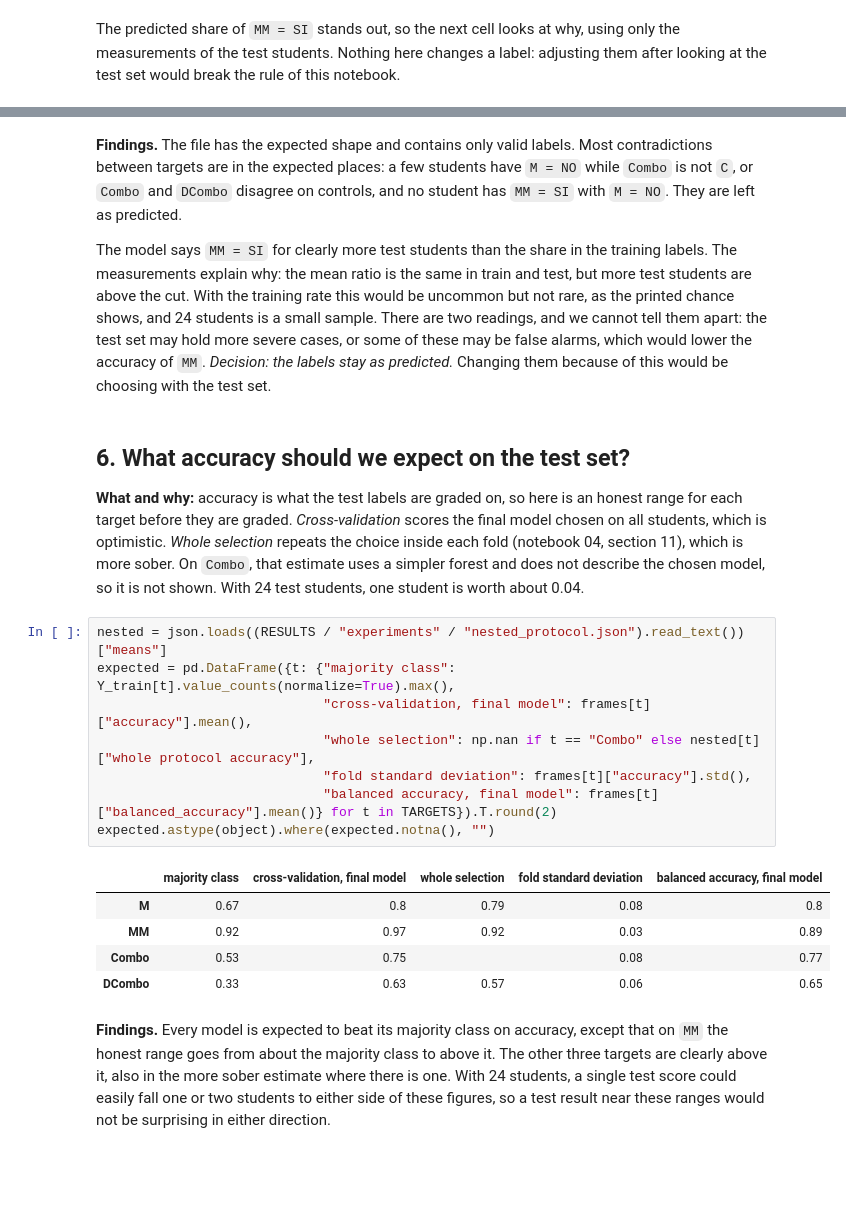
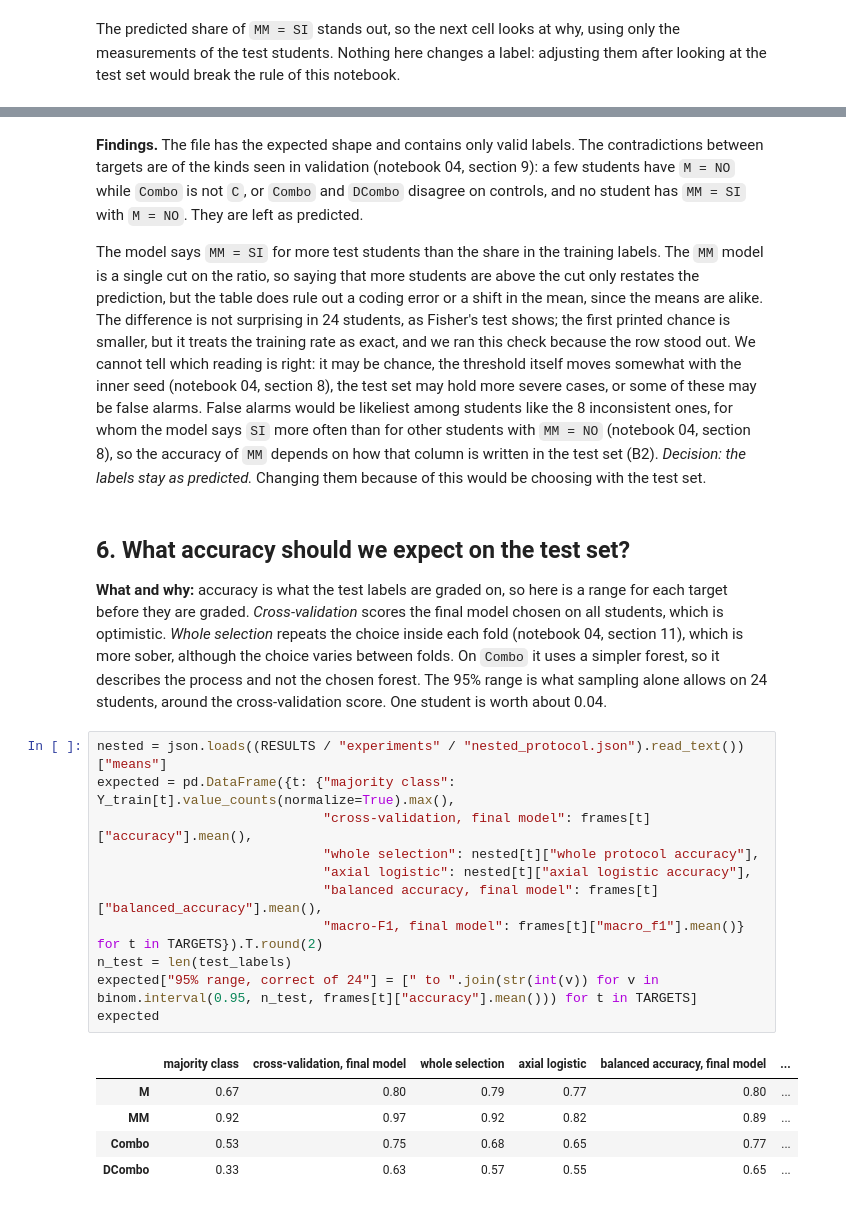
Before and after one commit to tomas20oriol-jpg/miopia-ml-project, a Jupyter notebook: notebooks/05_final_models.ipynb, the cells around one changed output, grey strips where cells are left out. Drawn from its saved outputs; the diff is of its cells as text; blank space fills up the shorter version.

```diff
--- a/notebooks/05_final_models.ipynb
+++ b/notebooks/05_final_models.ipynb
@@ -250,24 +273,25 @@ Chance of 5 or more of 24 above the cut, if the training rate of 0.09 holds: 0.0
 # %% [markdown]
-**Findings.** The file has the expected shape and contains only valid labels. Most contradictions between targets are in the expected places: a few students have `M = NO` while `Combo` is not `C`, or `Combo` and `DCombo` disagree on controls, and no student has `MM = SI` with `M = NO`. They are left as predicted.
+**Findings.** The file has the expected shape and contains only valid labels. The contradictions between targets are of the kinds seen in validation (notebook 04, section 9): a few students have `M = NO` while `Combo` is not `C`, or `Combo` and `DCombo` disagree on controls, and no student has `MM = SI` with `M = NO`. They are left as predicted.
 
-The model says `MM = SI` for clearly more test students than the share in the training labels. The measurements explain why: the mean ratio is the same in train and test, but more test students are above the cut. With the training rate this would be uncommon but not rare, as the printed chance shows, and 24 students is a small sample. There are two readings, and we cannot tell them apart: the test set may hold more severe cases, or some of these may be false alarms, which would lower the accuracy of `MM`. *Decision: the labels stay as predicted.* Changing them because of this would be choosing with the test set.
+The model says `MM = SI` for more test students than the share in the training labels. The `MM` model is a single cut on the ratio, so saying that more students are above the cut only restates the prediction, but the table does rule out a coding error or a shift in the mean, since the means are alike. The difference is not surprising in 24 students, as Fisher's test shows; the first printed chance is smaller, but it treats the training rate as exact, and we ran this check because the row stood out. We cannot tell which reading is right: it may be chance, the threshold itself moves somewhat with the inner seed (notebook 04, section 8), the test set may hold more severe cases, or some of these may be false alarms. False alarms would be likeliest among students like the 8 inconsistent ones, for whom the model says `SI` more often than for other students with `MM = NO` (notebook 04, section 8), so the accuracy of `MM` depends on how that column is written in the test set (B2). *Decision: the labels stay as predicted.* Changing them because of this would be choosing with the test set.
 # %% [markdown]
 ## 6. What accuracy should we expect on the test set?
 
-**What and why:** accuracy is what the test labels are graded on, so here is an honest range for each target before they are graded. *Cross-validation* scores the final model chosen on all students, which is optimistic. *Whole selection* repeats the choice inside each fold (notebook 04, section 11), which is more sober. On `Combo`, that estimate uses a simpler forest and does not describe the chosen model, so it is not shown. With 24 test students, one student is worth about 0.04.
+**What and why:** accuracy is what the test labels are graded on, so here is a range for each target before they are graded. *Cross-validation* scores the final model chosen on all students, which is optimistic. *Whole selection* repeats the choice inside each fold (notebook 04, section 11), which is more sober, although the choice varies between folds. On `Combo` it uses a simpler forest, so it describes the process and not the chosen forest. The 95% range is what sampling alone allows on 24 students, around the cross-validation score. One student is worth about 0.04.
 # %%
 nested = json.loads((RESULTS / "experiments" / "nested_protocol.json").read_text())["means"]
 expected = pd.DataFrame({t: {"majority class": Y_train[t].value_counts(normalize=True).max(),
                              "cross-validation, final model": frames[t]["accuracy"].mean(),
-                             "whole selection": np.nan if t == "Combo" else nested[t]["whole protocol accuracy"],
-                             "fold standard deviation": frames[t]["accuracy"].std(),
-                             "balanced accuracy, final model": frames[t]["balanced_accuracy"].mean()} for t in TARGETS}).T.round(2)
-expected.astype(object).where(expected.notna(), "")
+                             "whole selection": nested[t]["whole protocol accuracy"],
+                             "axial logistic": nested[t]["axial logistic accuracy"],
+                             "balanced accuracy, final model": frames[t]["balanced_accuracy"].mean(),
+                             "macro-F1, final model": frames[t]["macro_f1"].mean()} for t in TARGETS}).T.round(2)
+n_test = len(test_labels)
+expected["95% range, correct of 24"] = [" to ".join(str(int(v)) for v in binom.interval(0.95, n_test, frames[t]["accuracy"].mean())) for t in TARGETS]
+expected
 # %% [output]
-|  | majority class | cross-validation, final model | whole selection | fold standard deviation | balanced accuracy, final model |
-| M | 0.67 | 0.8 | 0.79 | 0.08 | 0.8 |
-| MM | 0.92 | 0.97 | 0.92 | 0.03 | 0.89 |
-| Combo | 0.53 | 0.75 |  | 0.08 | 0.77 |
-| DCombo | 0.33 | 0.63 | 0.57 | 0.06 | 0.65 |
+|  | majority class | cross-validation, final model | whole selection | axial logistic | balanced accuracy, final model | ... |
+| M | 0.67 | 0.80 | 0.79 | 0.77 | 0.80 | ... |
+| MM | 0.92 | 0.97 | 0.92 | 0.82 | 0.89 | ... |
+| Combo | 0.53 | 0.75 | 0.68 | 0.65 | 0.77 | ... |
+| DCombo | 0.33 | 0.63 | 0.57 | 0.55 | 0.65 | ... |
-# %% [markdown]
-**Findings.** Every model is expected to beat its majority class on accuracy, except that on `MM` the honest range goes from about the majority class to above it. The other three targets are clearly above it, also in the more sober estimate where there is one. With 24 students, a single test score could easily fall one or two students to either side of these figures, so a test result near these ranges would not be surprising in either direction.
```
Also changed, not shown: parts of 13 cells of this notebook, 6 other files.
